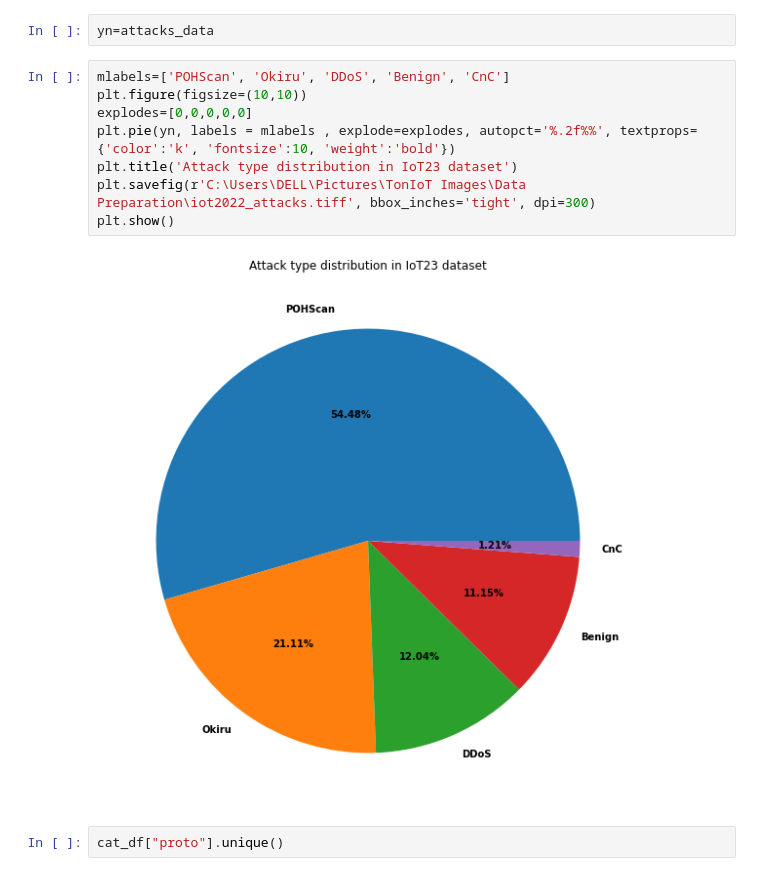
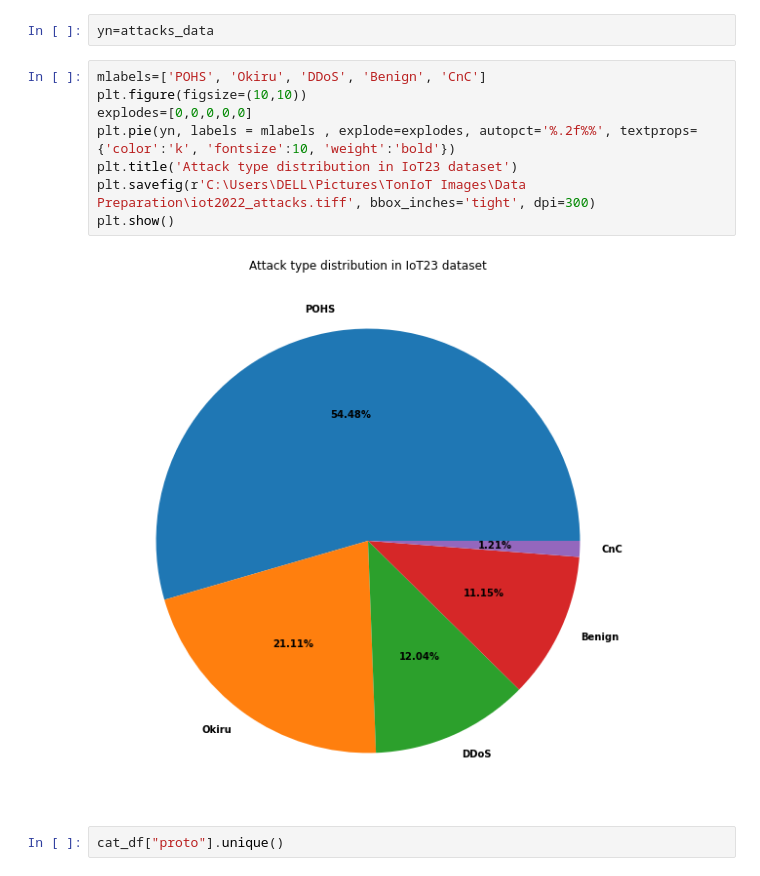
Before and after one commit to aqeelahmedj/IoT-BotNet-detection-on-IoT23-dataset, a Jupyter notebook: IoT23/Data Preparation/preprocessing_iot23_1M_samples.ipynb, the cells around one changed output. Drawn from its saved outputs; the diff is of its cells as text.

```diff
--- a/IoT23/Data Preparation/preprocessing_iot23_1M_samples.ipynb
+++ b/IoT23/Data Preparation/preprocessing_iot23_1M_samples.ipynb
@@ -235,15 +235,15 @@ attacks_data =y.value_counts()
 # %%
 yn=attacks_data
 # %%
-mlabels=['POHScan', 'Okiru', 'DDoS', 'Benign', 'CnC']
+mlabels=['POHS', 'Okiru', 'DDoS', 'Benign', 'CnC']
 plt.figure(figsize=(10,10))
 explodes=[0,0,0,0,0]
 plt.pie(yn, labels = mlabels , explode=explodes, autopct='%.2f%%', textprops={'color':'k', 'fontsize':10, 'weight':'bold'})
 plt.title('Attack type distribution in IoT23 dataset')
 plt.savefig(r'C:\Users\DELL\Pictures\TonIoT Images\Data Preparation\iot2022_attacks.tiff', bbox_inches='tight', dpi=300)
 plt.show()
 # %% [output]
-[figure, old version]
+[figure, new version]
 # %%
 cat_df["proto"].unique()
 # %% [output]
```
Also changed, not shown: 1 other file.
